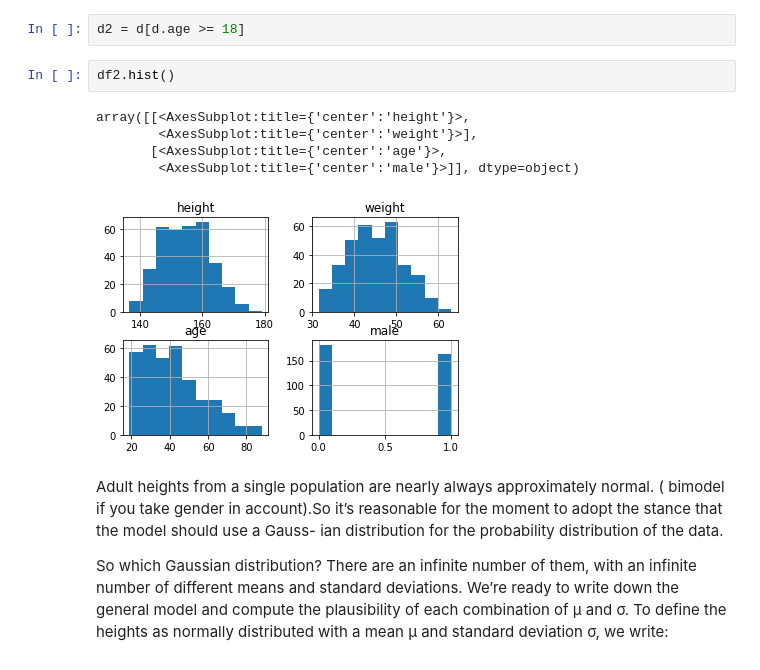
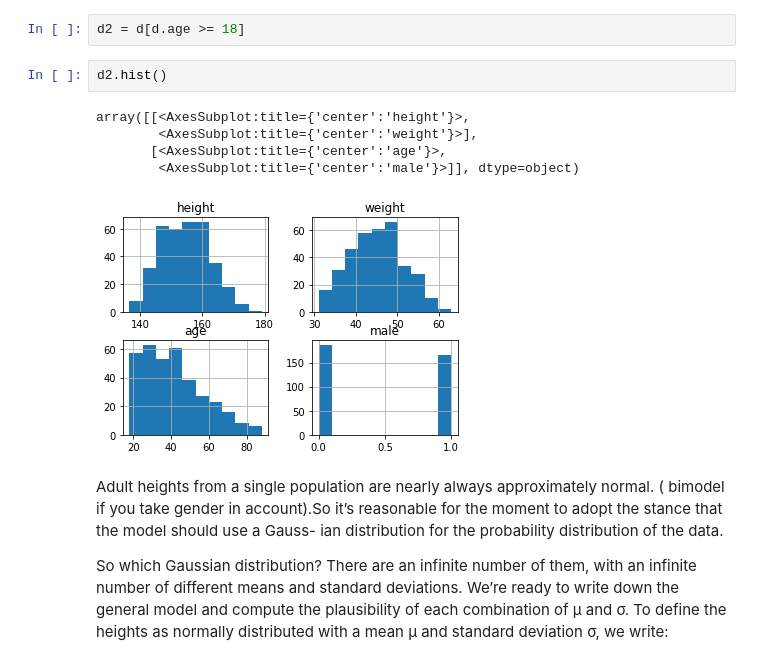
Before and after one commit to gsahinpi/dats511fall2020, a Jupyter notebook: introbayes/Gaussiansandregres.ipynb, the cells around one changed output. Cells and saved outputs as stored; diff of their text form.

```diff
--- a/introbayes/Gaussiansandregres.ipynb
+++ b/introbayes/Gaussiansandregres.ipynb
@@ -91,13 +91,13 @@ for now is that height is strongly correlated with age, before adulthood
 # %%
 d2 = d[d.age >= 18]
 # %%
-df2.hist()
+d2.hist()
 # %% [output]
 array([[<AxesSubplot:title={'center':'height'}>,
         <AxesSubplot:title={'center':'weight'}>],
        [<AxesSubplot:title={'center':'age'}>,
         <AxesSubplot:title={'center':'male'}>]], dtype=object)
-[figure, old version]
+[figure, new version]
 # %% [markdown]
 <p>Adult heights from a single population are nearly always approximately normal. ( bimodel if you take gender in account).So it’s reasonable for the moment to adopt the stance that the model should use a Gauss- ian distribution for the probability distribution of the data. </p>
 <p>So which Gaussian distribution? There are an infinite number of them, with an infinite number of different means and standard deviations. We’re ready to write down the general model and compute the plausibility of each combination of μ and σ. To define the heights as normally distributed with a mean μ and standard deviation σ, we write:</p>
```
Also changed, not shown: parts of 5 cells of this notebook, 5 other files.
